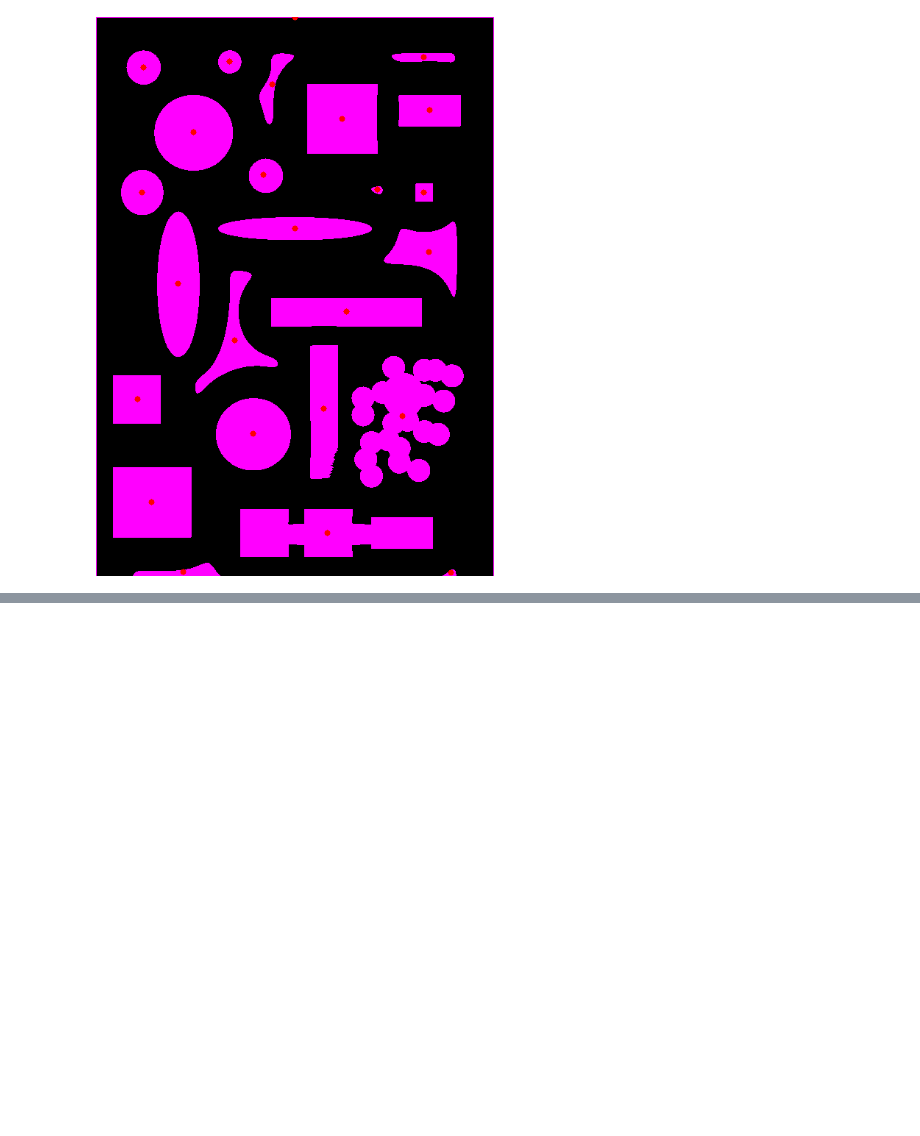
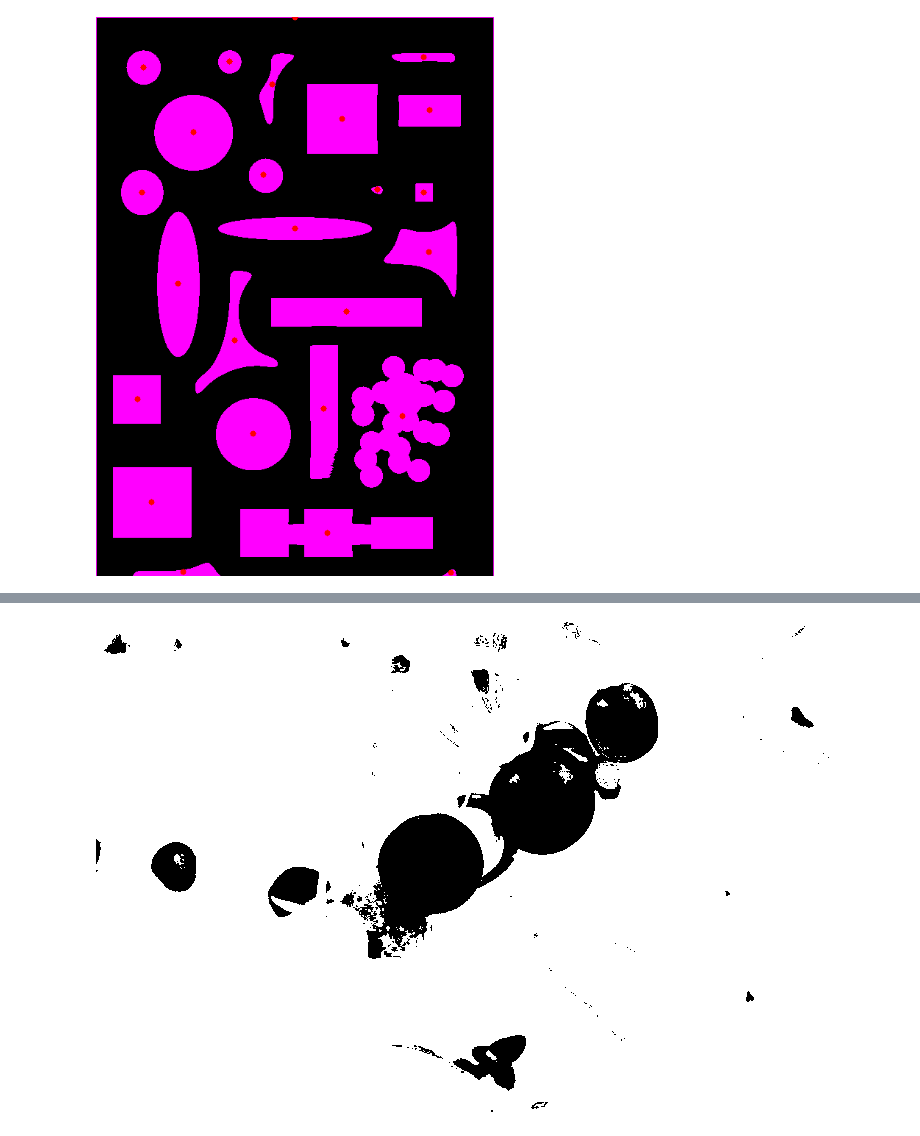
Before and after one commit to ktb702/AI260, a Jupyter notebook: Ch3/Ch3_Object_Detection.ipynb, the cells around one changed output, grey strips where cells are left out. Cells and saved outputs as stored; diff of their text form; code cells hidden in the pictures; blank space fills up the shorter version.

```diff
--- a/Ch3/Ch3_Object_Detection.ipynb
+++ b/Ch3/Ch3_Object_Detection.ipynb
@@ -187,0 +198,9 @@ Area: 1.0, perimeter: 4114.82842707634
+# %%
+hsv = cv2.cvtColor(img, cv2.COLOR_BGR2HSV)
+
+# we just want the hue channel (channel 0). Hue is a continuous value and reds are really high or really low numbers.
+res, thresh = cv2.threshold(hsv[:, :, 0], 25, 255, cv2.THRESH_BINARY)
+
+cv2_imshow(thresh)
+# %% [output]
+[figure, added]
```
Also changed, not shown: parts of 5 cells of this notebook.
